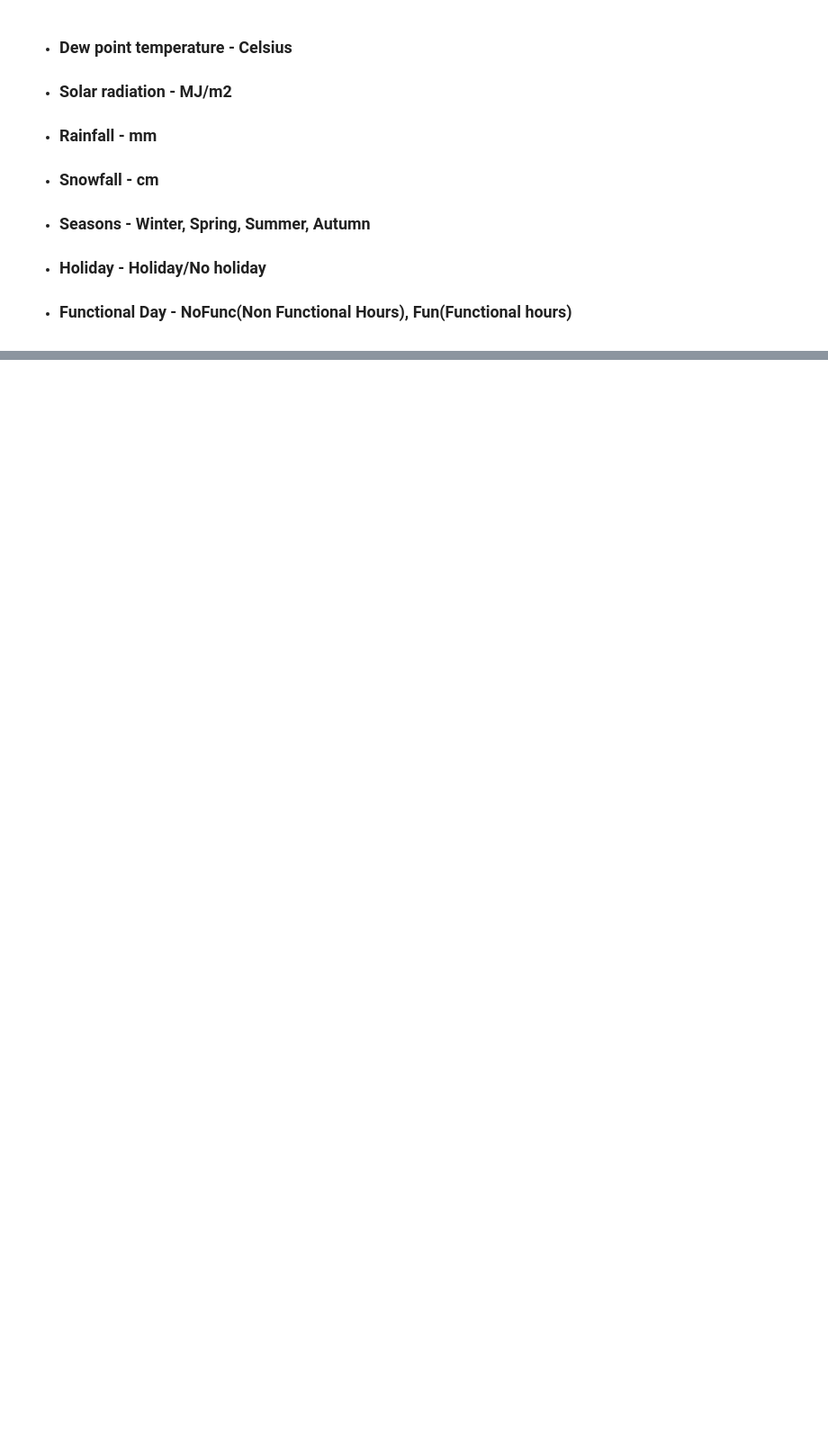
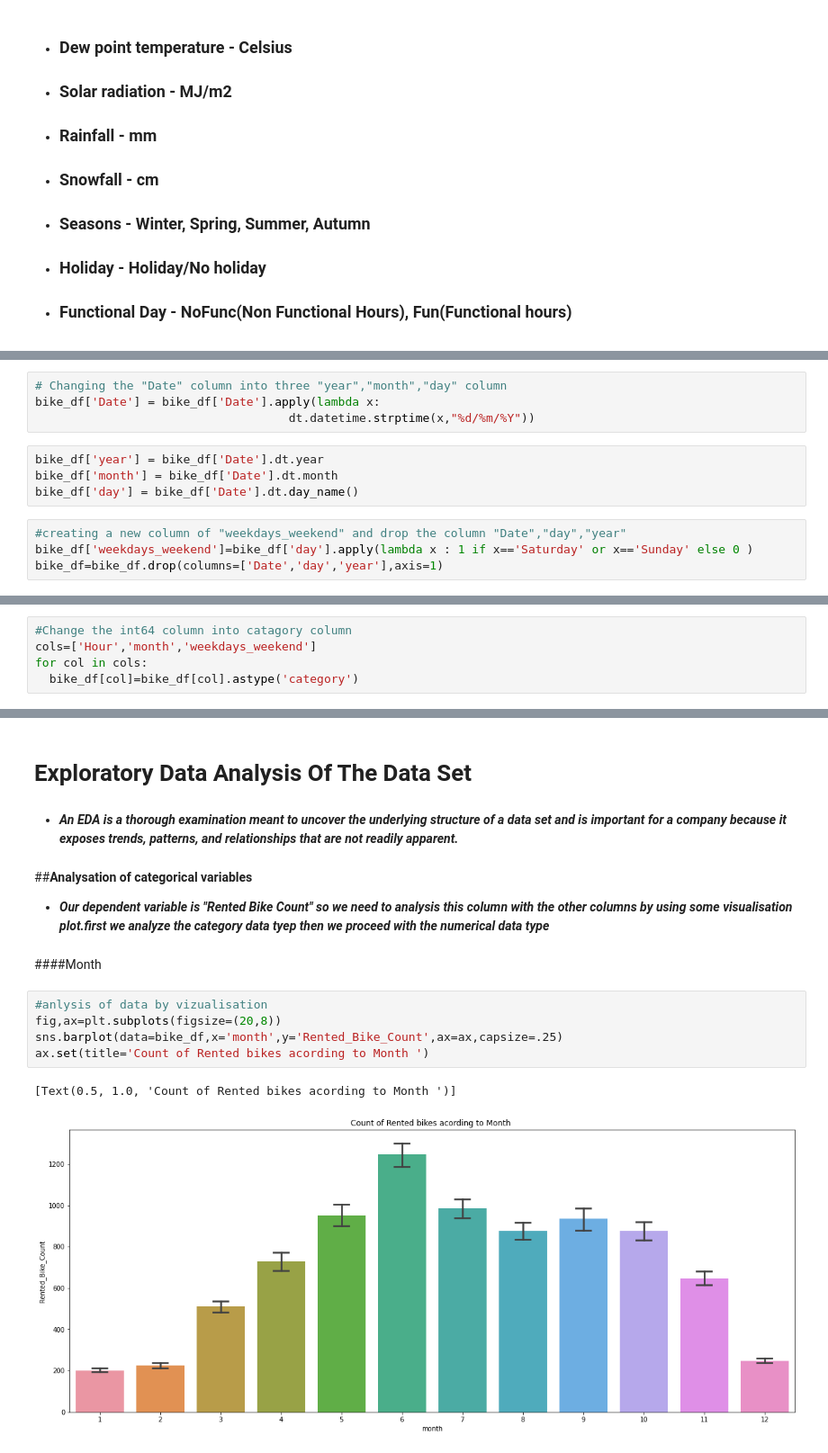
Before and after one commit to Akashjaiswall/Bike-sharing-demand-predictions, a Jupyter notebook: Bike_Sharing_Demand_Prediction_Capstone_Project.ipynb, the cells around one changed output, grey strips where cells are left out. Shown at 90% size. Cells and saved outputs as stored; diff of their text form; blank space fills up the shorter version.

```diff
--- a/Bike_Sharing_Demand_Prediction_Capstone_Project.ipynb
+++ b/Bike_Sharing_Demand_Prediction_Capstone_Project.ipynb
@@ -30,0 +276,12 @@
+# %%
+# Changing the "Date" column into three "year","month","day" column
+bike_df['Date'] = bike_df['Date'].apply(lambda x:
+                                    dt.datetime.strptime(x,"%d/%m/%Y"))
+# %%
+bike_df['year'] = bike_df['Date'].dt.year
+bike_df['month'] = bike_df['Date'].dt.month
+bike_df['day'] = bike_df['Date'].dt.day_name()
+# %%
+#creating a new column of "weekdays_weekend" and drop the column "Date","day","year"
+bike_df['weekdays_weekend']=bike_df['day'].apply(lambda x : 1 if x=='Saturday' or x=='Sunday' else 0 )
+bike_df=bike_df.drop(columns=['Date','day','year'],axis=1)
@@ -30,0 +296,5 @@
+# %%
+#Change the int64 column into catagory column
+cols=['Hour','month','weekdays_weekend']
+for col in cols:
+  bike_df[col]=bike_df[col].astype('category')
@@ -30,0 +322,18 @@
+# %% [markdown]
+# **Exploratory Data Analysis Of The Data Set**
+# %% [markdown]
+
+* ***An EDA is a thorough examination meant to uncover the underlying structure of a data set and is important for a company because it exposes trends, patterns, and relationships that are not readily apparent.***
+# %% [markdown]
+##**Analysation of categorical variables**
+* ***Our dependent variable is "Rented Bike Count" so we need to analysis this column with the other columns by using some visualisation plot.first we analyze the category data tyep then we proceed with the numerical data type***
+# %% [markdown]
+####Month
+# %%
+#anlysis of data by vizualisation
+fig,ax=plt.subplots(figsize=(20,8))
+sns.barplot(data=bike_df,x='month',y='Rented_Bike_Count',ax=ax,capsize=.25)
+ax.set(title='Count of Rented bikes acording to Month ')
+# %% [output]
+[Text(0.5, 1.0, 'Count of Rented bikes acording to Month ')]
+[figure, added]
```
Also changed, not shown: parts of 85 cells of this notebook.
